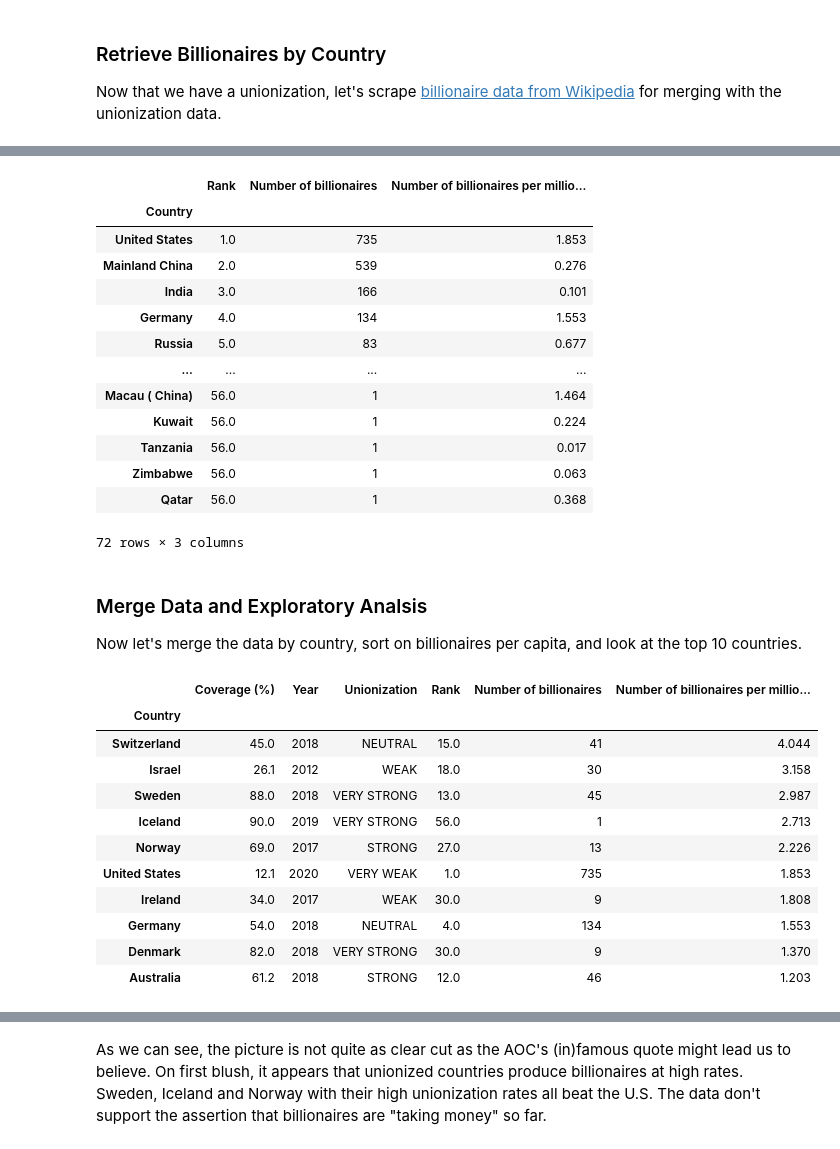
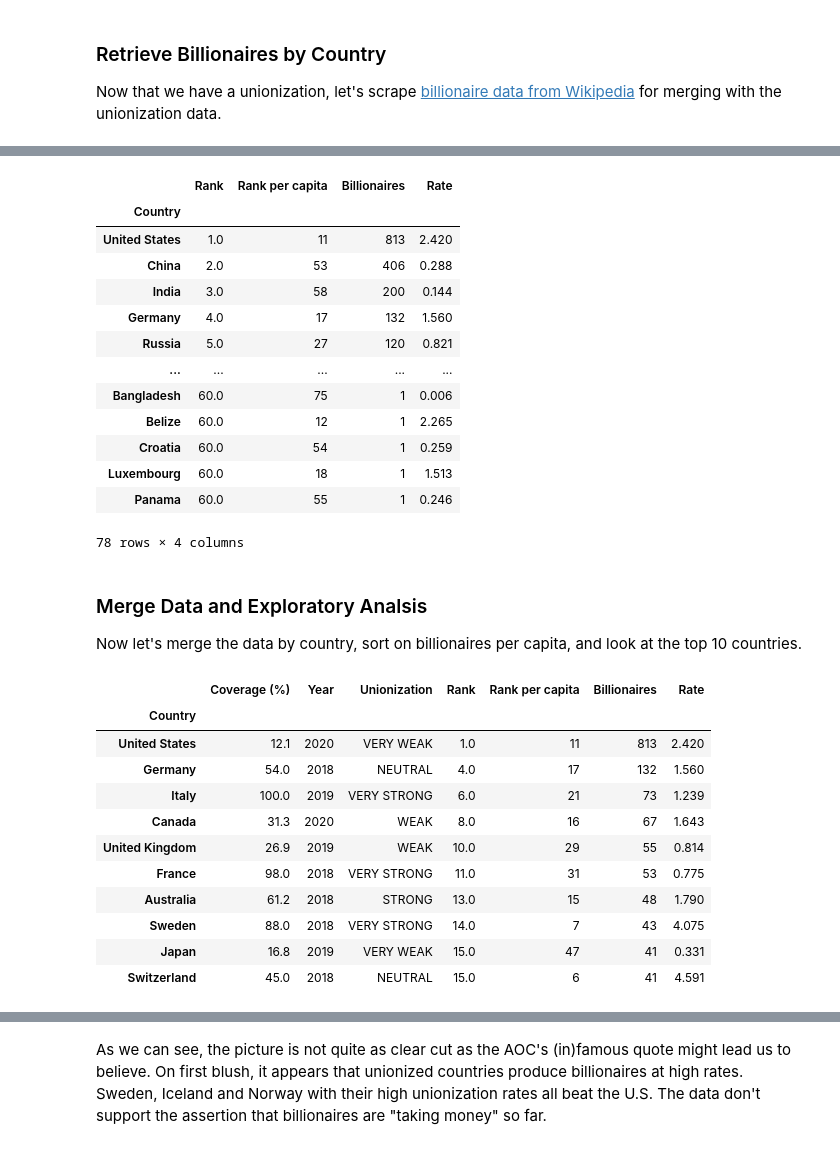
Before and after one commit to rbarrimond/jupyter-notebooks, a Jupyter notebook: billionaires.ipynb, the cells around one changed output, grey strips where cells are left out. Cells and saved outputs as stored; diff of their text form; code cells hidden in the pictures.

```diff
--- a/billionaires.ipynb
+++ b/billionaires.ipynb
@@ -155,6 +146,9 @@ with requests.get("https://en.wikipedia.org/wiki/List_of_countries_by_number_of_
     soup = BeautifulSoup(response.content, "html.parser")
 
 # Find the table with the data we want
-b9_table = soup.find(string=' (March 2022)').find_parent(name='table')
-b9_table
+b9_table = soup.find(string=' (April 2024)').find_parent(name='table')
+
+# Extract the rows of the table as a list of strings
+rows = [str(row) for row in b9_table.find_all('tr')[:5]]  # Adjust the number 5 to see more or fewer rows
+rows
 # %% [output]
@@ -209,38 +191,38 @@ b9_df.set_index('Country', inplace=True)
 
 b9_df
 # %% [output]
-|  | Rank | Number of billionaires | Number of billionaires per millio... |
-| Country |  |  |  |
-| United States | 1.0 | 735 | 1.853 |
-| Mainland China | 2.0 | 539 | 0.276 |
-| India | 3.0 | 166 | 0.101 |
-| Germany | 4.0 | 134 | 1.553 |
-| Russia | 5.0 | 83 | 0.677 |
-| ... | ... | ... | ... |
-| Macau ( China) | 56.0 | 1 | 1.464 |
-| Kuwait | 56.0 | 1 | 0.224 |
-| Tanzania | 56.0 | 1 | 0.017 |
-| Zimbabwe | 56.0 | 1 | 0.063 |
-| Qatar | 56.0 | 1 | 0.368 |
+|  | Rank | Rank per capita | Billionaires | Rate |
+| Country |  |  |  |  |
+| United States | 1.0 | 11 | 813 | 2.420 |
+| China | 2.0 | 53 | 406 | 0.288 |
+| India | 3.0 | 58 | 200 | 0.144 |
+| Germany | 4.0 | 17 | 132 | 1.560 |
+| Russia | 5.0 | 27 | 120 | 0.821 |
+| ... | ... | ... | ... | ... |
+| Bangladesh | 60.0 | 75 | 1 | 0.006 |
+| Belize | 60.0 | 12 | 1 | 2.265 |
+| Croatia | 60.0 | 54 | 1 | 0.259 |
+| Luxembourg | 60.0 | 18 | 1 | 1.513 |
+| Panama | 60.0 | 55 | 1 | 0.246 |
-72 rows × 3 columns
+78 rows × 4 columns
 # %% [markdown]
 ### Merge Data and Exploratory Analsis
 
 Now let's merge the data by country, sort on billionaires per capita, and look at the top 10 countries.
 # %%
 df = cac_df.merge(b9_df, left_index=True, right_index=True)
-df.sort_values('Number of billionaires per million people', ascending=False).head(10)
+df.sort_values('Billionaires', ascending=False).head(10)
 # %% [output]
-|  | Coverage (%) | Year | Unionization | Rank | Number of billionaires | Number of billionaires per millio... |
-| Country |  |  |  |  |  |  |
-| Switzerland | 45.0 | 2018 | NEUTRAL | 15.0 | 41 | 4.044 |
-| Israel | 26.1 | 2012 | WEAK | 18.0 | 30 | 3.158 |
-| Sweden | 88.0 | 2018 | VERY STRONG | 13.0 | 45 | 2.987 |
-| Iceland | 90.0 | 2019 | VERY STRONG | 56.0 | 1 | 2.713 |
-| Norway | 69.0 | 2017 | STRONG | 27.0 | 13 | 2.226 |
-| United States | 12.1 | 2020 | VERY WEAK | 1.0 | 735 | 1.853 |
-| Ireland | 34.0 | 2017 | WEAK | 30.0 | 9 | 1.808 |
-| Germany | 54.0 | 2018 | NEUTRAL | 4.0 | 134 | 1.553 |
-| Denmark | 82.0 | 2018 | VERY STRONG | 30.0 | 9 | 1.370 |
-| Australia | 61.2 | 2018 | STRONG | 12.0 | 46 | 1.203 |
+|  | Coverage (%) | Year | Unionization | Rank | Rank per capita | Billionaires | Rate |
+| Country |  |  |  |  |  |  |  |
+| United States | 12.1 | 2020 | VERY WEAK | 1.0 | 11 | 813 | 2.420 |
+| Germany | 54.0 | 2018 | NEUTRAL | 4.0 | 17 | 132 | 1.560 |
+| Italy | 100.0 | 2019 | VERY STRONG | 6.0 | 21 | 73 | 1.239 |
+| Canada | 31.3 | 2020 | WEAK | 8.0 | 16 | 67 | 1.643 |
+| United Kingdom | 26.9 | 2019 | WEAK | 10.0 | 29 | 55 | 0.814 |
+| France | 98.0 | 2018 | VERY STRONG | 11.0 | 31 | 53 | 0.775 |
+| Australia | 61.2 | 2018 | STRONG | 13.0 | 15 | 48 | 1.790 |
+| Sweden | 88.0 | 2018 | VERY STRONG | 14.0 | 7 | 43 | 4.075 |
+| Japan | 16.8 | 2019 | VERY WEAK | 15.0 | 47 | 41 | 0.331 |
+| Switzerland | 45.0 | 2018 | NEUTRAL | 15.0 | 6 | 41 | 4.591 |
 # %%
```
Also changed, not shown: parts of 9 cells of this notebook.
